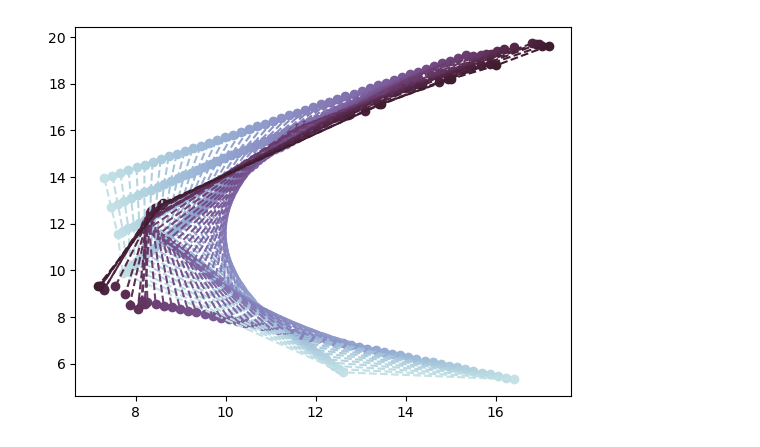
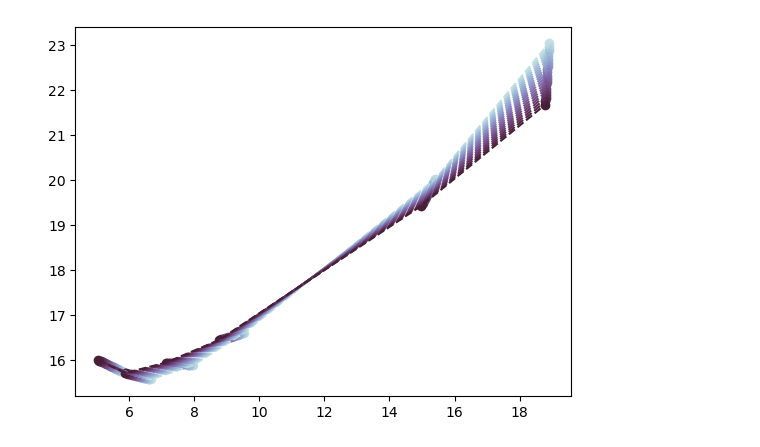
Before and after one commit to vgascue/ElectricFish_analysis, a Jupyter notebook: Gnathonemus Petersii/bsoid_behaviors.ipynb, the cells around one changed output. Drawn from its saved outputs; the diff is of its cells as text; code cells hidden in the pictures.

```diff
--- a/Gnathonemus Petersii/bsoid_behaviors.ipynb
+++ b/Gnathonemus Petersii/bsoid_behaviors.ipynb
@@ -11,5 +15,5 @@ files = glob.glob('*.csv')
 # %%
-track = pd.read_csv(files[0]).iloc[:, 1:]
+track = pd.read_csv(files[20]).iloc[:, 1:]
 track.head()
 # %% [output]
 |  | B-SOiD labels | ('DLC_resnet50_test2Jun21shuffle1... | ('DLC_resnet50_test2Jun21shuffle1... | ('DLC_resnet50_test2Jun21shuffle1... | ('DLC_resnet50_test2Jun21shuffle1... | ... |
@@ -54,6 +67,6 @@ track.head()
 # %%
-min_frames = 50
-behav = 4
+min_frames = 10
+behav = 8
 frames =[]
 start = 0
 end = 0
@@ -82,13 +103,17 @@ frames
 # %%
-num = frames[0][1] - frames[0][0]
-cmap = sns.color_palette("ch:s=0.9,r=-0.55", as_cmap=True)
-colors = [cmap(i/num) for i in range(num)]
+from random import sample
+#ejemplos = sample(frames, 5)
+ejemplo = [ejemplos[3]]
+for ejemplo in ejemplo:
+    num = ejemplo[1] - ejemplo[0]
+    cmap = sns.color_palette("ch:s=0.9,r=-0.55", as_cmap=True)
+    colors = [cmap(i/num) for i in range(num)]
 
-fig, ax = plt.subplots()
-for i in range(frames[0][0], frames[0][1]):
-    plt.scatter(xpos.iloc[i,:]/12, ypos.iloc[i,:]/12, c=colors[i-frames[0][0]])
-    plt.plot(xpos.iloc[i,:]/12, ypos.iloc[i,:]/12, c=colors[i-frames[0][0]], linestyle = '--')
+    fig, ax = plt.subplots()
+    for i in range(ejemplo[0], ejemplo[1]):
+        plt.scatter(xpos.iloc[i,:]/12, ypos.iloc[i,:]/12, c=colors[i-ejemplo[0]])
+        plt.plot(xpos.iloc[i,:]/12, ypos.iloc[i,:]/12, c=colors[i-ejemplo[0]], linestyle = '--')
 
-#fig.savefig()
+fig.savefig('behav8.svg', format='svg')
 # %% [output]
-[figure, old version]
+[figure, new version]
```
Also changed, not shown: parts of 7 cells of this notebook, 7 other files.
